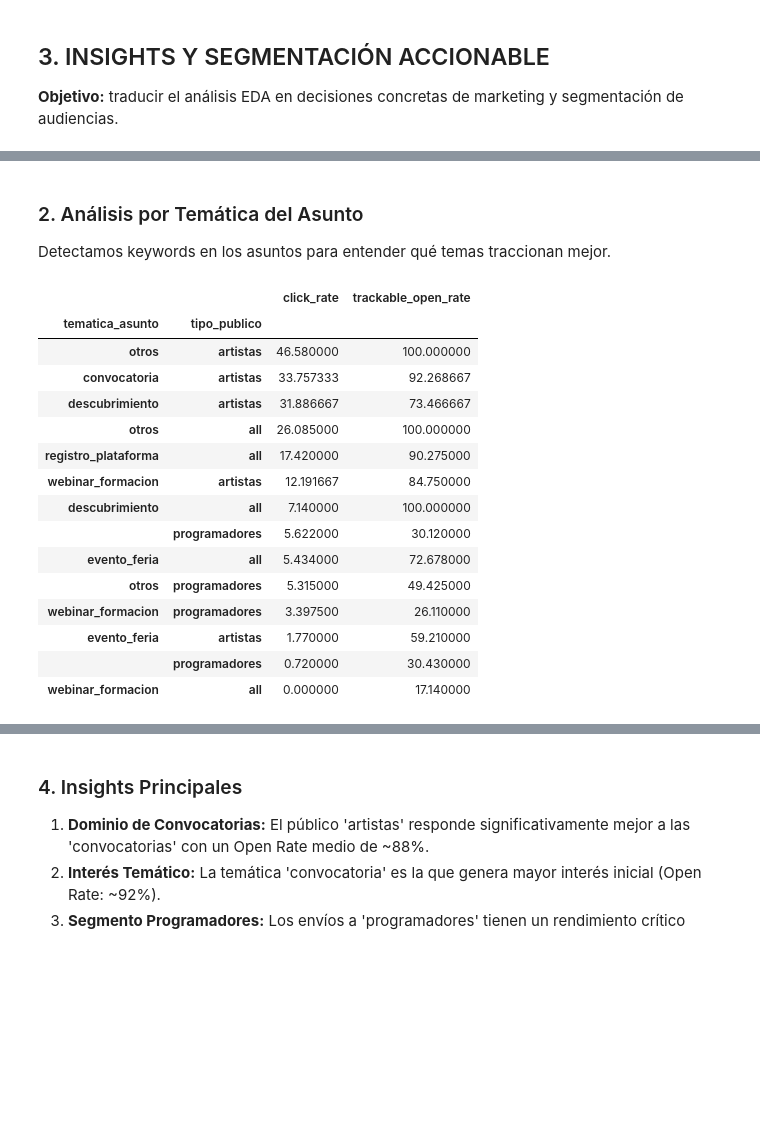
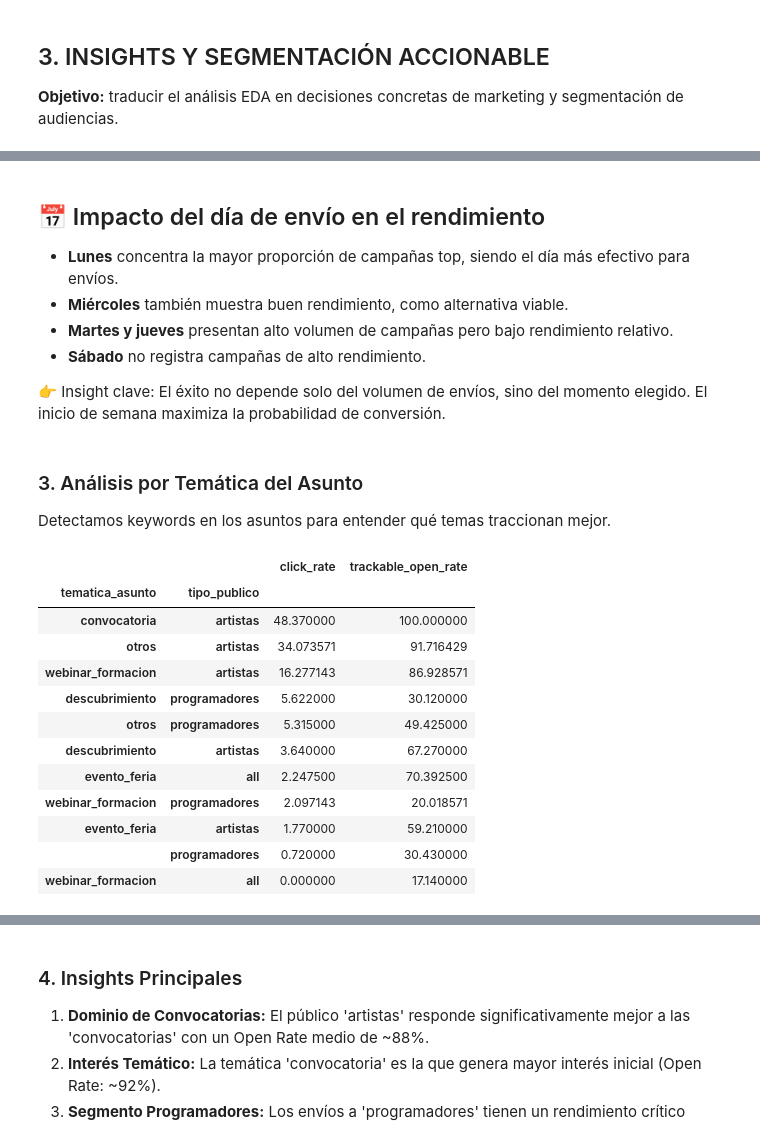
Before and after one commit to MariaJoseMoral/campa-a_marketing-digital_y_an-lisis_de_rendimiento_enGira-, a Jupyter notebook: notebooks/04_insights_segmentacion.ipynb, the cells around one changed output, grey strips where cells are left out. Saved outputs shown, nothing was run; the diff lists cells and outputs as text; code cells hidden in the pictures; blank space fills up the shorter version.

```diff
--- a/notebooks/04_insights_segmentacion.ipynb
+++ b/notebooks/04_insights_segmentacion.ipynb
@@ -20,0 +31,6 @@ Categorizamos las campañas en base a su éxito relativo (Open Rate y Click Rate
+# %%
+print("Antes:", len(df))
+
+df = df[df["sent"] >= 50].copy()
+
+print("Después:", len(df))
@@ -20,0 +40,12 @@ Categorizamos las campañas en base a su éxito relativo (Open Rate y Click Rate
+# %%
+# Definimos campañas top de forma dinámica, considerando como top aquellas con click_rate por encima del percentil 75:
+
+open_p75 = df['trackable_open_rate'].quantile(0.75)
+click_p75 = df['click_rate'].quantile(0.75)
+
+df['top_campaign'] = (
+    (df['trackable_open_rate'] >= open_p75) &
+    (df['click_rate'] >= click_p75)
+).astype(int)
+
+df['top_campaign'].value_counts()
@@ -21,14 +61,11 @@ Categorizamos las campañas en base a su éxito relativo (Open Rate y Click Rate
 # %%
-invalid_campaigns = df[df["sent"] < 50]["campaign_name"]
-
 def segmentar_rendimiento(row):
-
-    if row['trackable_open_rate'] >= 80 and row['click_rate'] >= 30 and row['campaign_name'] not in invalid_campaigns:
+    if row['trackable_open_rate'] >= open_p75 and row['click_rate'] >= click_p75:
         return 'Top Performance'
-    elif row['trackable_open_rate'] >= 60 and row['campaign_name'] not in invalid_campaigns:
-        return 'Buen Alcance, Interés Medio'
-    elif row['click_rate'] >= 15 and row['campaign_name'] not in invalid_campaigns:
-        return 'Alcance Bajo, Alta Conversión'
+    elif row['trackable_open_rate'] >= open_p75:
+        return 'Buen Alcance'
+    elif row['click_rate'] >= click_p75:
+        return 'Alto Interés'
     else:
         return 'Bajo Rendimiento'
 
@@ -48,4 +85,0 @@ df['segmento_rendimiento'].value_counts().plot(kind='bar', color=['green', 'blue
-# %%
-df['top_campaign'] = df['segmento_rendimiento'].apply(lambda x: 1 if x == 'Top Performance' else 0)
-
-df.sample(1)
@@ -77,41 +441,51 @@ display(kpis_top_campaigns)
+# %% [markdown]
+## 📅 Impacto del día de envío en el rendimiento
+
+- **Lunes** concentra la mayor proporción de campañas top, siendo el día más efectivo para envíos.
+- **Miércoles** también muestra buen rendimiento, como alternativa viable.
+- **Martes y jueves** presentan alto volumen de campañas pero bajo rendimiento relativo.
+- **Sábado** no registra campañas de alto rendimiento.
+
+👉 Insight clave:
+El éxito no depende solo del volumen de envíos, sino del momento elegido.
+El inicio de semana maximiza la probabilidad de conversión.
 # %% [markdown]
-### 2. Análisis por Temática del Asunto
+### 3. Análisis por Temática del Asunto
 
 Detectamos keywords en los asuntos para entender qué temas traccionan mejor.
 # %%
 keywords = {
     'convocatoria': ['convocatoria', 'abiertas', 'plazo'],
     'webinar_formacion': ['webinar', 'demo', 'taller', 'programa'],
     'evento_feria': ['feria', 'mercartes', 'madferia', 'dferia'],
     'registro_plataforma': ['registro', 'completa', 'perfil'],
     'descubrimiento': ['descubre', 'descobreix', 'artistas', 'destacado']
 }
 
+import re
+
 def detectar_tematica(subject):
     subject = str(subject).lower()
     for theme, terms in keywords.items():
-        if any(term in subject for term in terms):
+        if any(re.search(rf"\b{term}\b", subject) for term in terms):
             return theme
     return 'otros'
 
 df['tematica_asunto'] = df['subject'].apply(detectar_tematica)
 
 tematica_stats = df.groupby(['tematica_asunto', 'tipo_publico'])[['click_rate','trackable_open_rate']].mean().sort_values('click_rate', ascending=False)
 tematica_stats
 # %% [output]
 |  |  | click_rate | trackable_open_rate |
 | tematica_asunto | tipo_publico |  |  |
-| otros | artistas | 46.580000 | 100.000000 |
-| convocatoria | artistas | 33.757333 | 92.268667 |
-| descubrimiento | artistas | 31.886667 | 73.466667 |
-| otros | all | 26.085000 | 100.000000 |
-| registro_plataforma | all | 17.420000 | 90.275000 |
-| webinar_formacion | artistas | 12.191667 | 84.750000 |
-| descubrimiento | all | 7.140000 | 100.000000 |
-|  | programadores | 5.622000 | 30.120000 |
-| evento_feria | all | 5.434000 | 72.678000 |
+| convocatoria | artistas | 48.370000 | 100.000000 |
+| otros | artistas | 34.073571 | 91.716429 |
+| webinar_formacion | artistas | 16.277143 | 86.928571 |
+| descubrimiento | programadores | 5.622000 | 30.120000 |
 | otros | programadores | 5.315000 | 49.425000 |
-| webinar_formacion | programadores | 3.397500 | 26.110000 |
+| descubrimiento | artistas | 3.640000 | 67.270000 |
+| evento_feria | all | 2.247500 | 70.392500 |
+| webinar_formacion | programadores | 2.097143 | 20.018571 |
 | evento_feria | artistas | 1.770000 | 59.210000 |
 |  | programadores | 0.720000 | 30.430000 |
 | webinar_formacion | all | 0.000000 | 17.140000 |
```
Also changed, not shown: parts of 27 cells of this notebook, 27 other files.
